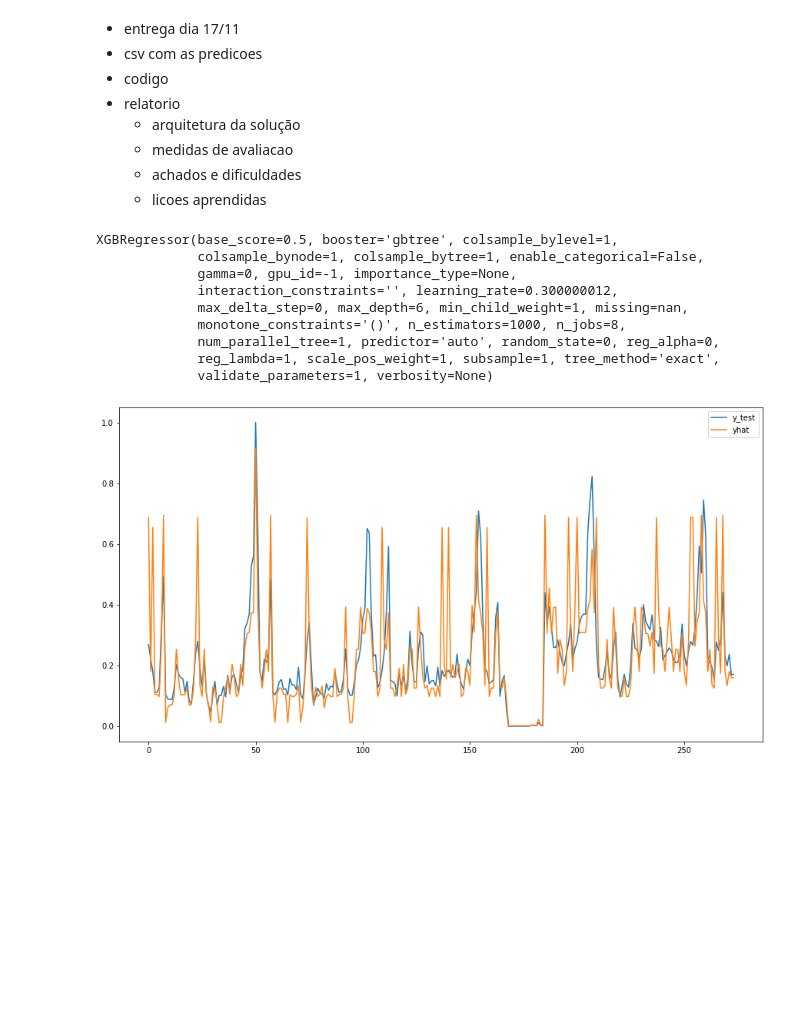
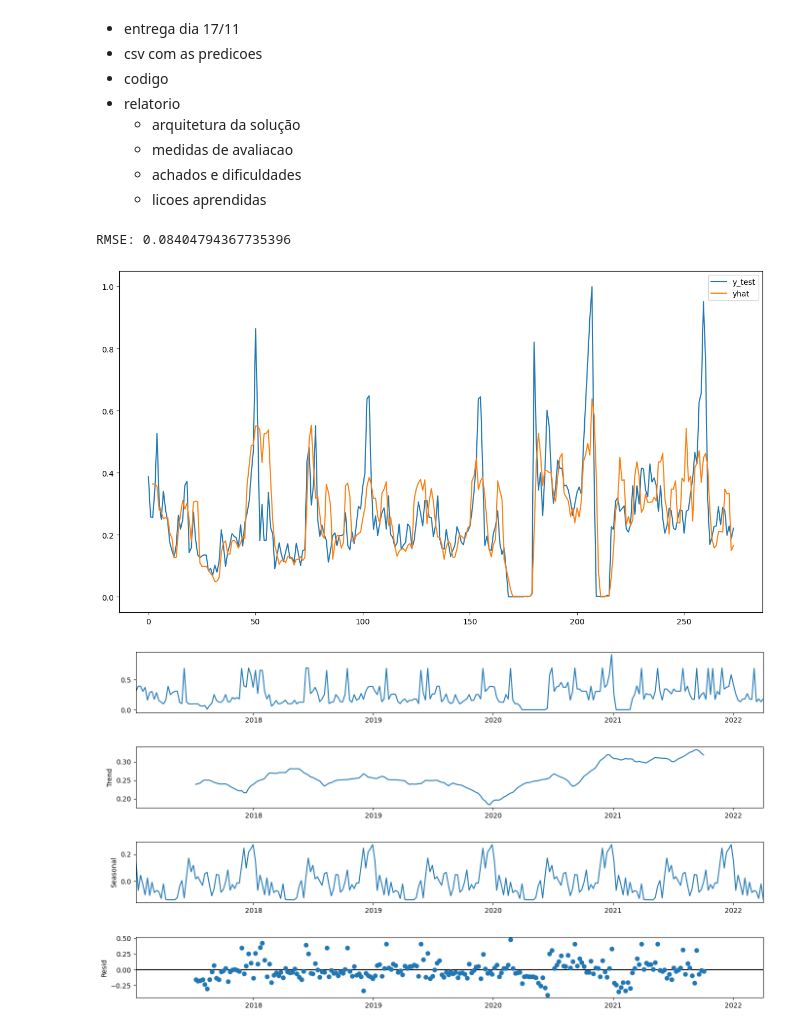
Before and after one commit to cristianomm/PUCRS, a Jupyter notebook: 98H05-04 - Aprendizado Supervisionado/TF/explore.ipynb, the cells around one changed output. Saved outputs shown, nothing was run; the diff lists cells and outputs as text; code cells hidden in the pictures; blank space fills up the shorter version.

```diff
--- a/98H05-04 - Aprendizado Supervisionado/TF/explore.ipynb
+++ b/98H05-04 - Aprendizado Supervisionado/TF/explore.ipynb
@@ -148,33 +150,52 @@ y = train_data[:, -1]
 X_test = test_data[:, :-1]
 y_test = test_data[:, -1]
 
-model = XGBRegressor(objective='reg:squarederror', n_estimators=1000)
-model.fit(X, y)
+X_train, X_test, y_train, y_test = train_test_split(X, y, test_size=0.2, random_state=42)
-# %% [output]
-XGBRegressor(base_score=0.5, booster='gbtree', colsample_bylevel=1,
-             colsample_bynode=1, colsample_bytree=1, enable_categorical=False,
-             gamma=0, gpu_id=-1, importance_type=None,
-             interaction_constraints='', learning_rate=0.300000012,
-             max_delta_step=0, max_depth=6, min_child_weight=1, missing=nan,
-             monotone_constraints='()', n_estimators=1000, n_jobs=8,
-             num_parallel_tree=1, predictor='auto', random_state=0, reg_alpha=0,
-             reg_lambda=1, scale_pos_weight=1, subsample=1, tree_method='exact',
-             validate_parameters=1, verbosity=None)
+# %%
+tscv = TimeSeriesSplit(n_splits=10, gap=1)
+
+#for fold, (train_index, test_index) in enumerate(tscv.split(X)):
+#    print(f'Fold {fold}')
+    #print(f'Train: {train_index} \n Test: {test_index}')
+
+    #X_train, X_test = X[train_index], X[test_index]
+    #y_train, y_test = y[train_index], y[test_index]
+
+model = XGBRegressor(n_estimators=2000)
+
+scores = cross_val_score(model, X, y, cv=tscv, scoring='neg_mean_squared_error')
+print(f'RMSE: {np.sqrt(-scores).mean()}')
+
+    #plt.plot(y_test)
+    #plt.plot(y_pred)
+    #plt.show()
+# %% [output]
+RMSE: 0.08404794367735396
+# %%
+
+model = XGBRegressor(n_estimators=2000)
+model.fit(X, y)
 # %%
 
-test_data = series_to_supervised(train_scaled[['renner_br_al_25']])
+test_data = series_to_supervised(train_scaled[['renner_br_am_1']])
 X_test = test_data[:, :-1]
 
 row = X_test[:].flatten()
 # make a one-step prediction
 yhat = model.predict(np.asarray(row))
 #print(f'Input: {row}, Predicted: {yhat}')
 
 #plot results
 fig = plt.figure(figsize=(15,8))
 plt.plot(X_test, label='y_test')
-plt.plot(yhat, label='yhat')
+plt.plot(pd.DataFrame(yhat).rolling(3).mean(), label='yhat')
 plt.legend()
 plt.show()
 # %% [output]
-[figure, old version]
+[figure, new version]
+# %%
+fig = sm.tsa.seasonal_decompose(pd.DataFrame(yhat, index=train_scaled[['renner_br_am_1']].index[1:])).plot()
+fig.set_figheight(8)
+fig.set_figwidth(15)
+# %% [output]
+[figure, added]
```
Also changed, not shown: parts of 4 cells of this notebook.
